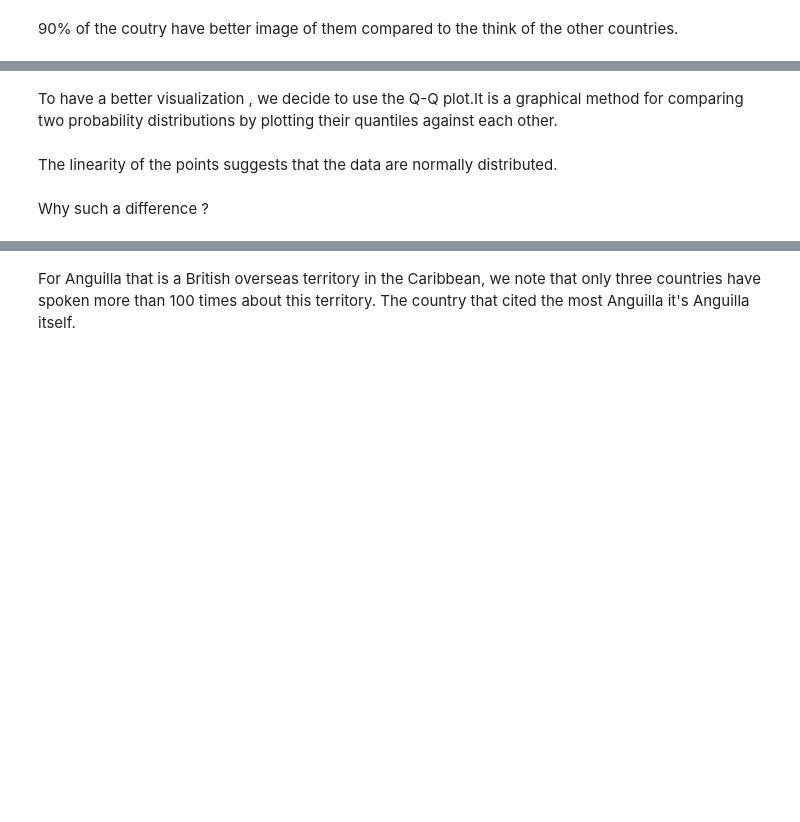
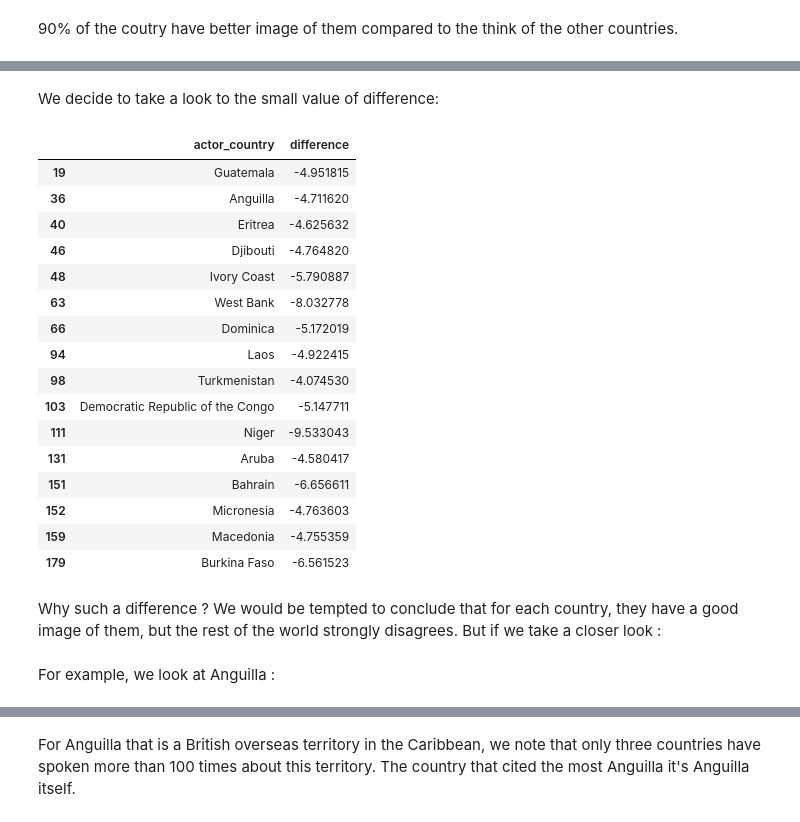
Before and after one commit to NatGr/projectAdA, a Jupyter notebook: tests_christophe.ipynb, the cells around one changed output, grey strips where cells are left out. Cells and saved outputs as stored; diff of their text form; code cells hidden in the pictures; blank space fills up the shorter version.

```diff
--- a/tests_christophe.ipynb
+++ b/tests_christophe.ipynb
@@ -264,2 +257,0 @@ df[df["labels"] == 1]
-# %% [markdown]
-To have a better visualization , we decide to use the Q-Q plot.It is a graphical method for comparing two probability distributions by plotting their quantiles against each other.
@@ -269,9 +258,31 @@ pylab.show()
-# %% [markdown]
-The linearity of the points suggests that the data are normally distributed.
+# %% [markdown]
+We decide to take a look to the small value of difference:
 # %%
-df[df["difference"] < -4]
+difference_by_country[difference_by_country["difference"] < -4]
+# %% [output]
+|  | actor_country | difference |
+| 19 | Guatemala | -4.951815 |
+| 36 | Anguilla | -4.711620 |
+| 40 | Eritrea | -4.625632 |
+| 46 | Djibouti | -4.764820 |
+| 48 | Ivory Coast | -5.790887 |
+| 63 | West Bank | -8.032778 |
+| 66 | Dominica | -5.172019 |
+| 94 | Laos | -4.922415 |
+| 98 | Turkmenistan | -4.074530 |
+| 103 | Democratic Republic of the Congo | -5.147711 |
+| 111 | Niger | -9.533043 |
+| 131 | Aruba | -4.580417 |
+| 151 | Bahrain | -6.656611 |
+| 152 | Micronesia | -4.763603 |
+| 159 | Macedonia | -4.755359 |
+| 179 | Burkina Faso | -6.561523 |
-# %% [markdown]
-Why such a difference ?
+# %% [markdown]
+Why such a difference ?
+We would be tempted to conclude that for each country, they have a good image of them, but the rest of the world strongly disagrees.
+But if we take a closer look :
+# %% [markdown]
+For example, we look at Anguilla :
 # %%
 Anguilla = country_to_country_view[country_to_country_view["mention_country"] == "Anguilla"]
 Anguilla[Anguilla["count_mentions"] > 100 ]
```
Also changed, not shown: parts of 32 cells of this notebook.
